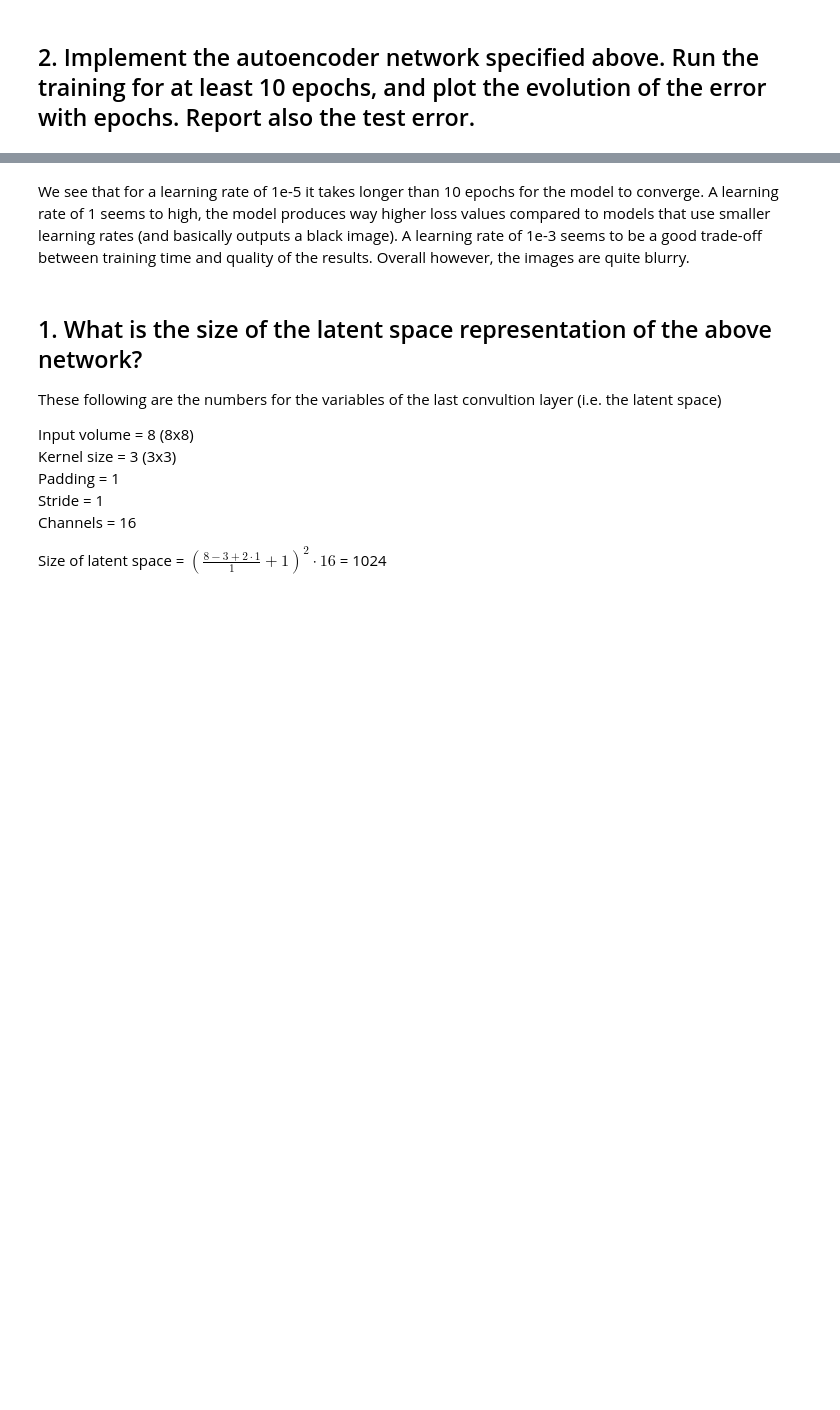
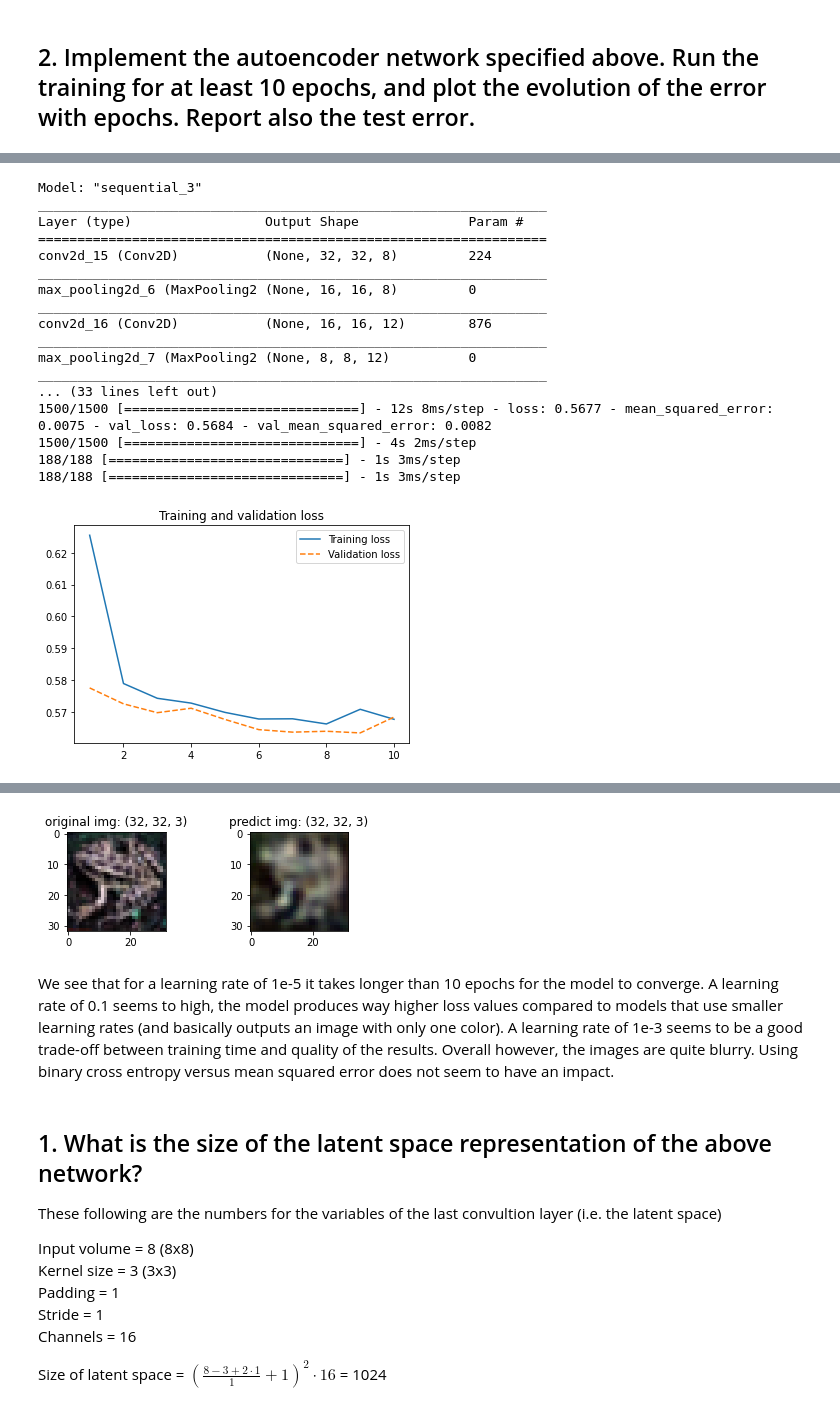
Before and after one commit to unofficial-Jona/ACML, a Jupyter notebook: convolutional autoencoders.ipynb, the cells around one changed output, grey strips where cells are left out. Saved outputs shown, nothing was run; the diff lists cells and outputs as text; code cells hidden in the pictures; blank space fills up the shorter version.

```diff
--- a/convolutional autoencoders.ipynb
+++ b/convolutional autoencoders.ipynb
@@ -211,0 +253,23 @@ Clipping input data to the valid range for imshow with RGB data ([0..1] for floa
+# %%
+model, _, _, test_prediction, history = model_fit_transform(models[3], X_train, X_train, X_valid, X_valid, X_test, X_test, epochs=epochs)
+plot_acc_err(epochs, model, history)
+img_compare(X_test[0], test_prediction[0], cmap='viridis')
+# %% [output]
+Model: "sequential_3"
+_________________________________________________________________
+Layer (type)                 Output Shape              Param #
+=================================================================
+conv2d_15 (Conv2D)           (None, 32, 32, 8)         224
+_________________________________________________________________
+max_pooling2d_6 (MaxPooling2 (None, 16, 16, 8)         0
+_________________________________________________________________
+conv2d_16 (Conv2D)           (None, 16, 16, 12)        876
+_________________________________________________________________
+max_pooling2d_7 (MaxPooling2 (None, 8, 8, 12)          0
+_________________________________________________________________
+... (33 lines left out)
+1500/1500 [==============================] - 12s 8ms/step - loss: 0.5677 - mean_squared_error: 0.0075 - val_loss: 0.5684 - val_mean_squared_error: 0.0082
+1500/1500 [==============================] - 4s 2ms/step
+188/188 [==============================] - 1s 3ms/step
+188/188 [==============================] - 1s 3ms/step
+[figure, added]
@@ -212,5 +278,6 @@ Clipping input data to the valid range for imshow with RGB data ([0..1] for floa
+[figure, added]
 # %% [markdown]
-We see that for a learning rate of 1e-5 it takes longer than 10 epochs for the model to converge. A learning rate of 1 seems to high, the model produces way higher loss values compared to models that use smaller learning rates (and basically outputs a black image). A learning rate of 1e-3 seems to be a good trade-off between training time and quality of the results. Overall however, the images are quite blurry.
+We see that for a learning rate of 1e-5 it takes longer than 10 epochs for the model to converge. A learning rate of 0.1 seems to high, the model produces way higher loss values compared to models that use smaller learning rates (and basically outputs an image with only one color). A learning rate of 1e-3 seems to be a good trade-off between training time and quality of the results. Overall however, the images are quite blurry. Using binary cross entropy versus mean squared error does not seem to have an impact.
 # %% [markdown]
 ## 1. What is the size of the latent space representation of the above network?
 
```
Also changed, not shown: parts of 25 cells of this notebook.
